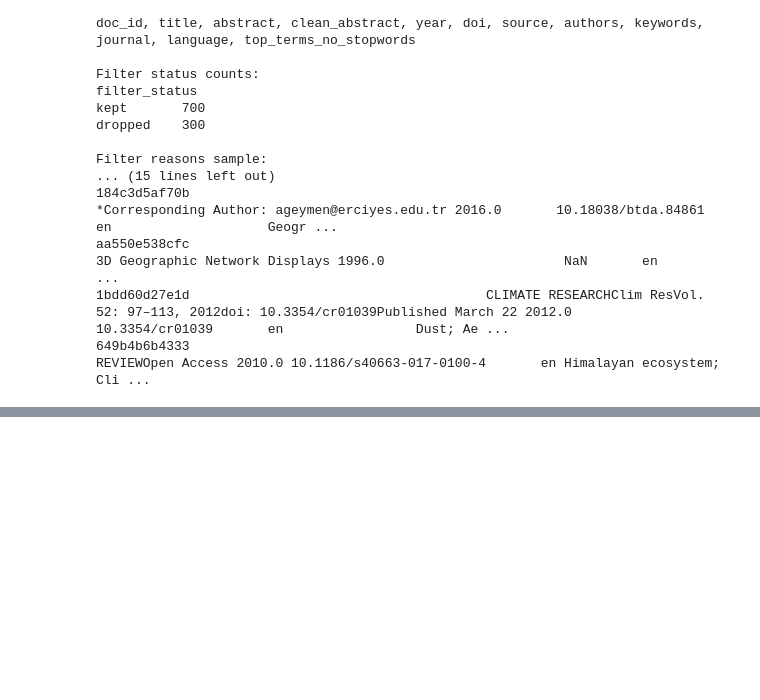
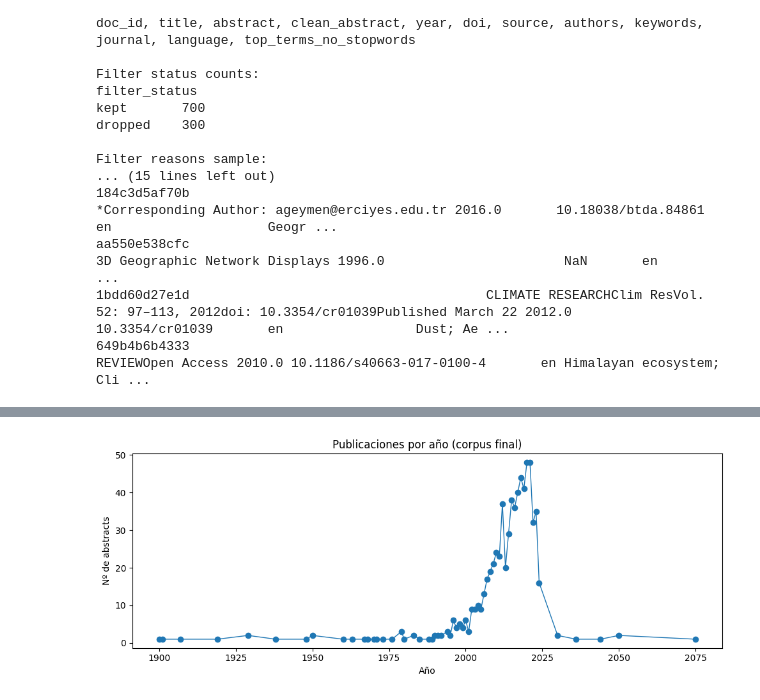
Before and after one commit to cofrian/UPV_EARTH_PROYECTOIII, a Jupyter notebook: extraccion_documents.ipynb, the cells around one changed output, grey strips where cells are left out. Drawn from its saved outputs; the diff is of its cells as text; code cells hidden in the pictures; blank space fills up the shorter version.

```diff
--- a/extraccion_documents.ipynb
+++ b/extraccion_documents.ipynb
@@ -42,0 +145,19 @@ aa550e538cfc
+# %%
+# Celda 5: Construcción del dataset limpio para NLP
+# Qué hace: crea abstract_raw, abstract_norm y clean_abstract_lex.
+# Qué devuelve: muestra comparativa de 5 filas y estadísticas de longitud.
+
+eda_df = final_df.copy()
+eda_df['abstract_raw'] = eda_df['abstract'].fillna('')
+eda_df['abstract_norm'] = eda_df['abstract_raw'].map(normalize_text)
+eda_df['clean_abstract_lex'] = eda_df['abstract_norm'].map(lex_clean)
+eda_df['abstract_norm_len'] = eda_df['abstract_norm'].str.len()
+
+cols_show = ['doc_id', 'abstract_raw', 'abstract_norm', 'clean_abstract_lex']
+preview = eda_df[cols_show].head(5).copy()
+pd.set_option('display.max_colwidth', 130)
+print('Vista de limpieza (primeras 5 filas):')
+print(preview.to_string(index=False))
+
+print('\nResumen longitud abstract_norm (caracteres):')
+print(eda_df['abstract_norm_len'].describe(percentiles=[0.1, 0.25, 0.5, 0.75, 0.9]).to_string())
@@ -42,0 +314,65 @@ aa550e538cfc
+# %%
+# Celda 9: Gráficas EDA y guardado a disco
+# Qué hace: dibuja y guarda las gráficas pedidas para el informe.
+# Qué devuelve: figuras en pantalla + rutas de archivo guardadas.
+
+# Asegurar estructura de tablas por si se ejecuta esta celda de forma aislada
+year_dist = (
+    pd.to_numeric(eda_df['year'], errors='coerce')
+    .dropna()
+    .astype(int)
+    .value_counts()
+    .sort_index()
+    .rename_axis('year')
+    .reset_index(name='n')
+)
+
+null_table = pd.DataFrame({
+    'campo': ['year', 'doi', 'journal', 'keywords', 'authors', 'abstract_norm'],
+    'null_pct': [
+        eda_df['year'].isna().mean() * 100,
+        eda_df['doi'].isna().mean() * 100,
+        eda_df['journal'].isna().mean() * 100,
+        eda_df['keywords'].isna().mean() * 100,
+        eda_df['authors'].isna().mean() * 100,
+        (eda_df['abstract_norm'].str.len() == 0).mean() * 100,
+    ],
+})
+
+fig1, ax1 = plt.subplots(figsize=(10, 4))
+ax1.plot(year_dist['year'], year_dist['n'], marker='o', linewidth=1)
+ax1.set_title('Publicaciones por año (corpus final)')
+ax1.set_xlabel('Año')
+ax1.set_ylabel('Nº de abstracts')
+fig1.tight_layout()
+path1 = EDA_DIR / 'publicaciones_por_anio.png'
+fig1.savefig(path1, dpi=150)
+plt.show()
+
+fig2, ax2 = plt.subplots(figsize=(8, 4))
+ax2.hist(eda_df['abstract_norm_len'], bins=30, edgecolor='black', alpha=0.85)
+ax2.set_title('Distribución de longitud de abstracts normalizados')
+ax2.set_xlabel('Longitud (caracteres)')
+ax2.set_ylabel('Frecuencia')
+fig2.tight_layout()
+path2 = EDA_DIR / 'distribucion_longitud_abstracts.png'
+fig2.savefig(path2, dpi=150)
+plt.show()
+
+fig3, ax3 = plt.subplots(figsize=(8, 4))
+ax3.bar(null_table['campo'], null_table['null_pct'])
+ax3.set_title('Porcentaje de nulos por campo')
+ax3.set_xlabel('Campo')
+ax3.set_ylabel('% nulos')
+ax3.tick_params(axis='x', rotation=25)
+fig3.tight_layout()
+path3 = EDA_DIR / 'tabla_nulos_barras.png'
+fig3.savefig(path3, dpi=150)
+plt.show()
+
+print('Gráficas guardadas en:')
+print('-', path1)
+print('-', path2)
+print('-', path3)
+# %% [output]
+[figure, added]
```
Also changed, not shown: parts of 19 cells of this notebook.
